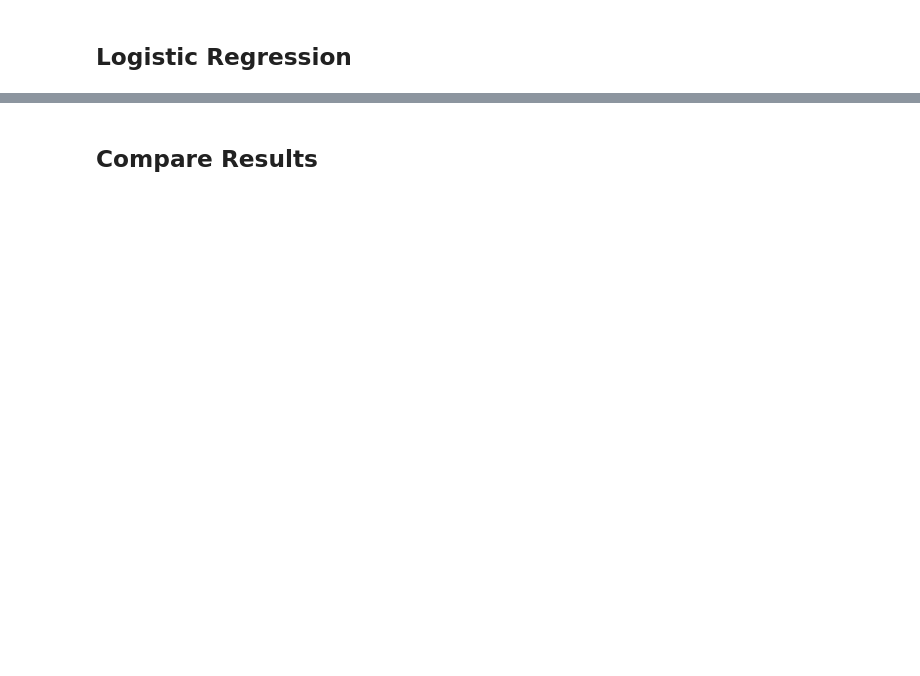
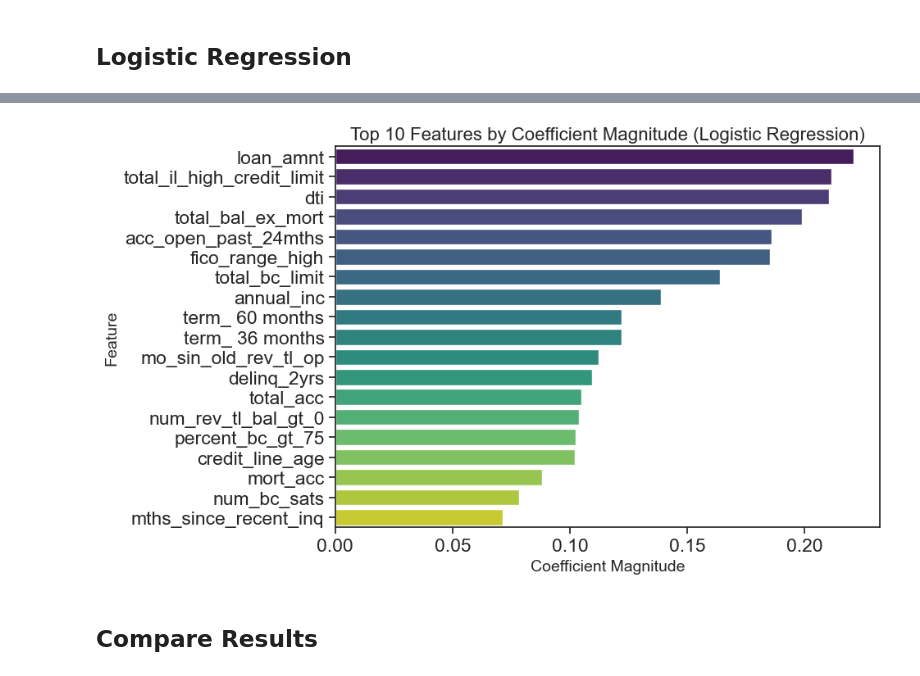
Before and after one commit to RileyLePrell/Rouge_Hat, a Jupyter notebook: XGboost_Fico.ipynb, the cells around one changed output, grey strips where cells are left out. Saved outputs shown, nothing was run; the diff lists cells and outputs as text; code cells hidden in the pictures; blank space fills up the shorter version.

```diff
--- a/XGboost_Fico.ipynb
+++ b/XGboost_Fico.ipynb
@@ -766,18 +1130,18 @@ plt.show()
 # %%
-# Step 10: Feature Importance (Coefficient Magnitudes)
-feature_importances = pd.DataFrame({
+# Coefficient-based feature importance
+coefficients = pd.DataFrame({
     "Feature": X.columns,
-    "Importance": abs(best_log_reg.coef_[0])
-}).sort_values(by="Importance", ascending=False)
+    "Coefficient": best_log_reg.coef_[0],
+    "Absolute Importance": abs(best_log_reg.coef_[0])
+}).sort_values(by="Absolute Importance", ascending=False)
 
-print("\nTop 10 Features by Importance:")
-print(feature_importances.head(10))
-
-# Visualize feature importance
+# Visualize top features
 plt.figure(figsize=(10, 6))
-plt.barh(feature_importances["Feature"].head(10), feature_importances["Importance"].head(10))
-plt.gca().invert_yaxis()
-plt.title("Top 10 Features by Importance")
-plt.xlabel("Coefficient Magnitude")
-plt.ylabel("Feature")
+sns.barplot(x="Absolute Importance", y="Feature", data=coefficients.head(20), palette="viridis")
+plt.title("Top 10 Features by Coefficient Magnitude (Logistic Regression)", fontsize=16)
+plt.xlabel("Coefficient Magnitude", fontsize=14)
+plt.ylabel("Feature", fontsize=14)
+plt.tight_layout()
 plt.show()
+# %% [output]
+[figure, added]
```
Also changed, not shown: parts of 39 cells of this notebook.
